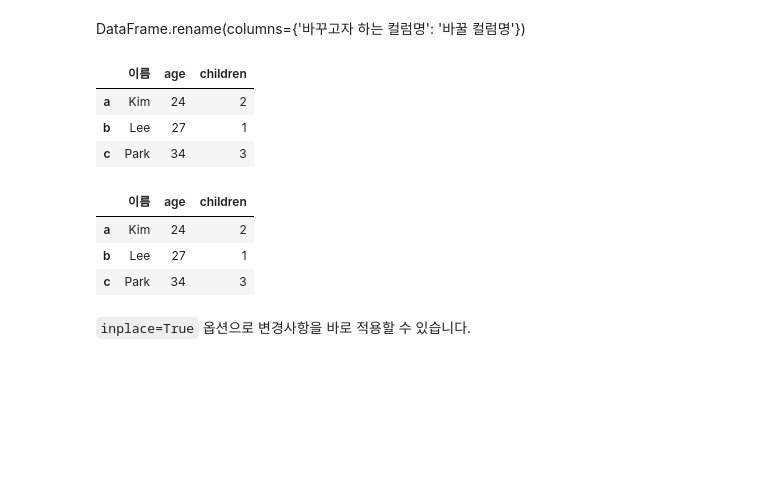
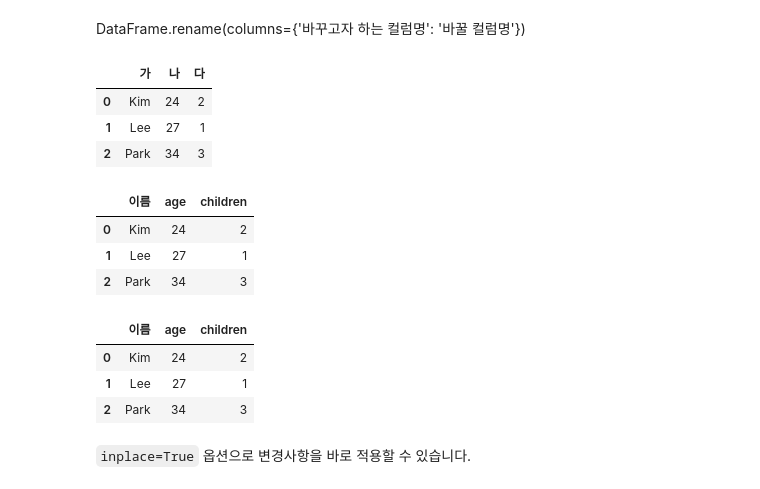
Before and after one commit to skyworld19/ds-school-advanced, a Jupyter notebook: 01_pandas_자료구조_LAB.ipynb, the cells around one changed output. Saved outputs shown, nothing was run; the diff lists cells and outputs as text; code cells hidden in the pictures; blank space fills up the shorter version.

```diff
--- a/01_pandas_자료구조_LAB.ipynb
+++ b/01_pandas_자료구조_LAB.ipynb
@@ -590,20 +671,31 @@ df[['name', 'children']]
 **rename**으로 column명 변경 가능합니다.
 # %% [markdown]
 DataFrame.rename(columns={'바꾸고자 하는 컬럼명': '바꿀 컬럼명'})
+# %%
+df2 = df.copy()
+df2.columns = list('가나다')
+df2
+# %% [output]
+|  | 가 | 나 | 다 |
+| 0 | Kim | 24 | 2 |
+| 1 | Lee | 27 | 1 |
+| 2 | Park | 34 | 3 |
 # %%
-df.rename(columns={'name': '이름'})
+df1 = df.rename(columns={'name': '이름'})
+df1
 # %% [output]
 |  | 이름 | age | children |
-| a | Kim | 24 | 2 |
-| b | Lee | 27 | 1 |
-| c | Park | 34 | 3 |
+| 0 | Kim | 24 | 2 |
+| 1 | Lee | 27 | 1 |
+| 2 | Park | 34 | 3 |
 # %%
-df.rename({'name': '이름'}, axis=1)
+df2 = df.rename({'name': '이름'}, axis=1)
+df2
 # %% [output]
 |  | 이름 | age | children |
-| a | Kim | 24 | 2 |
-| b | Lee | 27 | 1 |
-| c | Park | 34 | 3 |
+| 0 | Kim | 24 | 2 |
+| 1 | Lee | 27 | 1 |
+| 2 | Park | 34 | 3 |
 # %% [markdown]
 `inplace=True` 옵션으로 변경사항을 바로 적용할 수 있습니다.
 # %%
```
Also changed, not shown: parts of 41 cells of this notebook.
